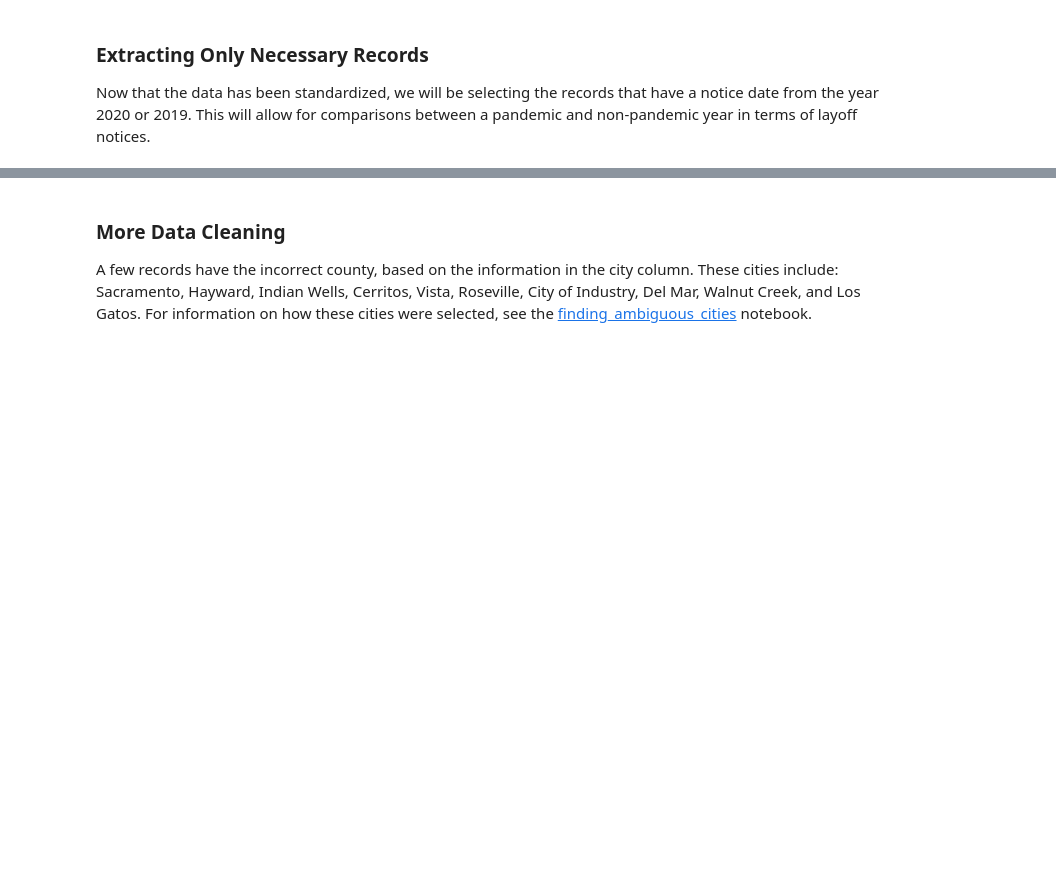
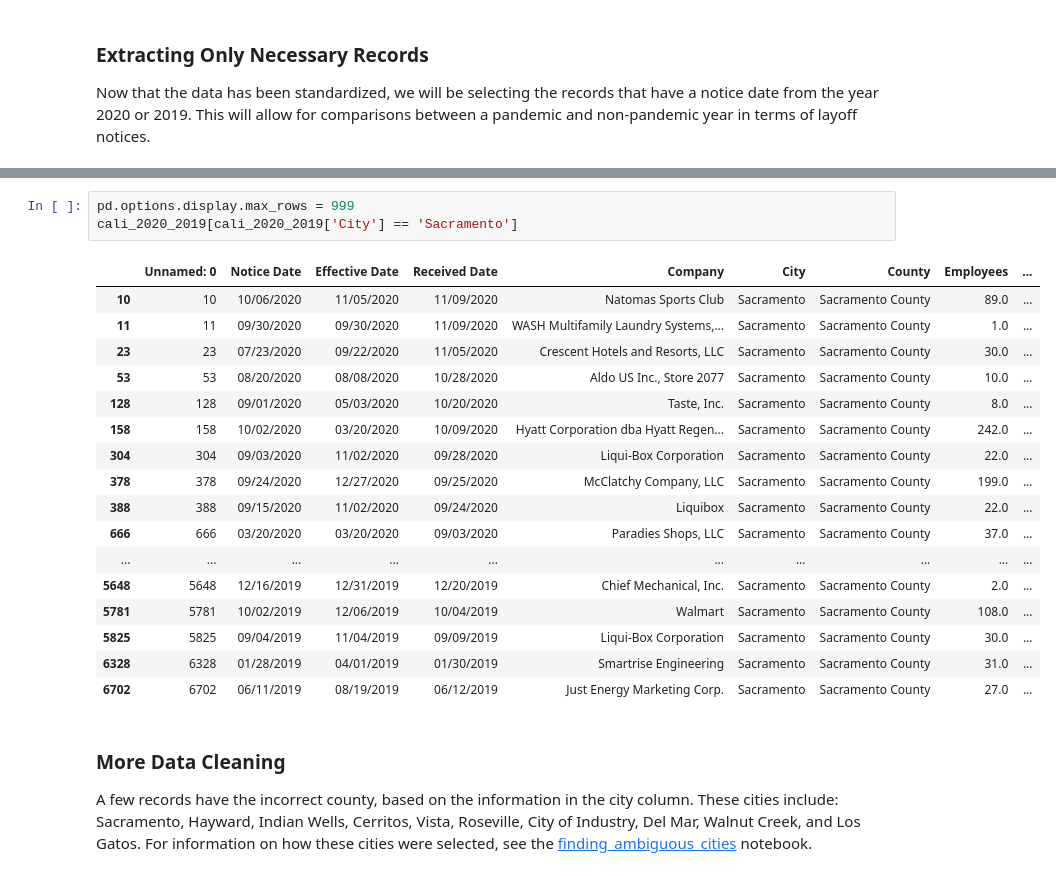
Before and after one commit to biglocalnews/WARN_Cali_analysis, a Jupyter notebook: hardest_hit/draft3_hard_hit_clean.ipynb, the cells around one changed output, grey strips where cells are left out. Saved outputs shown, nothing was run; the diff lists cells and outputs as text; blank space fills up the shorter version.

```diff
--- a/hardest_hit/draft3_hard_hit_clean.ipynb
+++ b/hardest_hit/draft3_hard_hit_clean.ipynb
@@ -85,6 +85,27 @@ cali_2020_2019.head()
 | 2 | 2 | 10/26/2020 | 12/16/2020 | 11/10/2020 | Renaissance Newport Beach Hotel | Newport Beach | Orange County | 104.0 | ... |
 | 3 | 3 | 10/01/2020 | 10/05/2020 | 11/10/2020 | Howmet Aerospace | Rancho Cucamonga | San Bernardino County | 66.0 | ... |
 | 4 | 4 | 10/26/2020 | 07/07/2020 | 11/10/2020 | Newport Diversified, Inc. | El Cajon | San Diego County | 91.0 | ... |
+# %%
+pd.options.display.max_rows = 999
+cali_2020_2019[cali_2020_2019['City'] == 'Sacramento']
+# %% [output]
+|  | Unnamed: 0 | Notice Date | Effective Date | Received Date | Company | City | County | Employees | ... |
+| 10 | 10 | 10/06/2020 | 11/05/2020 | 11/09/2020 | Natomas Sports Club | Sacramento | Sacramento County | 89.0 | ... |
+| 11 | 11 | 09/30/2020 | 09/30/2020 | 11/09/2020 | WASH Multifamily Laundry Systems,... | Sacramento | Sacramento County | 1.0 | ... |
+| 23 | 23 | 07/23/2020 | 09/22/2020 | 11/05/2020 | Crescent Hotels and Resorts, LLC | Sacramento | Sacramento County | 30.0 | ... |
+| 53 | 53 | 08/20/2020 | 08/08/2020 | 10/28/2020 | Aldo US Inc., Store 2077 | Sacramento | Sacramento County | 10.0 | ... |
+| 128 | 128 | 09/01/2020 | 05/03/2020 | 10/20/2020 | Taste, Inc. | Sacramento | Sacramento County | 8.0 | ... |
+| 158 | 158 | 10/02/2020 | 03/20/2020 | 10/09/2020 | Hyatt Corporation dba Hyatt Regen... | Sacramento | Sacramento County | 242.0 | ... |
+| 304 | 304 | 09/03/2020 | 11/02/2020 | 09/28/2020 | Liqui-Box Corporation | Sacramento | Sacramento County | 22.0 | ... |
+| 378 | 378 | 09/24/2020 | 12/27/2020 | 09/25/2020 | McClatchy Company, LLC | Sacramento | Sacramento County | 199.0 | ... |
+| 388 | 388 | 09/15/2020 | 11/02/2020 | 09/24/2020 | Liquibox | Sacramento | Sacramento County | 22.0 | ... |
+| 666 | 666 | 03/20/2020 | 03/20/2020 | 09/03/2020 | Paradies Shops, LLC | Sacramento | Sacramento County | 37.0 | ... |
+| ... | ... | ... | ... | ... | ... | ... | ... | ... | ... |
+| 5648 | 5648 | 12/16/2019 | 12/31/2019 | 12/20/2019 | Chief Mechanical, Inc. | Sacramento | Sacramento County | 2.0 | ... |
+| 5781 | 5781 | 10/02/2019 | 12/06/2019 | 10/04/2019 | Walmart | Sacramento | Sacramento County | 108.0 | ... |
+| 5825 | 5825 | 09/04/2019 | 11/04/2019 | 09/09/2019 | Liqui-Box Corporation | Sacramento | Sacramento County | 30.0 | ... |
+| 6328 | 6328 | 01/28/2019 | 04/01/2019 | 01/30/2019 | Smartrise Engineering | Sacramento | Sacramento County | 31.0 | ... |
+| 6702 | 6702 | 06/11/2019 | 08/19/2019 | 06/12/2019 | Just Energy Marketing Corp. | Sacramento | Sacramento County | 27.0 | ... |
 # %% [markdown]
 ### More Data Cleaning
 
```
Also changed, not shown: parts of 2 cells of this notebook, 1 other file.
